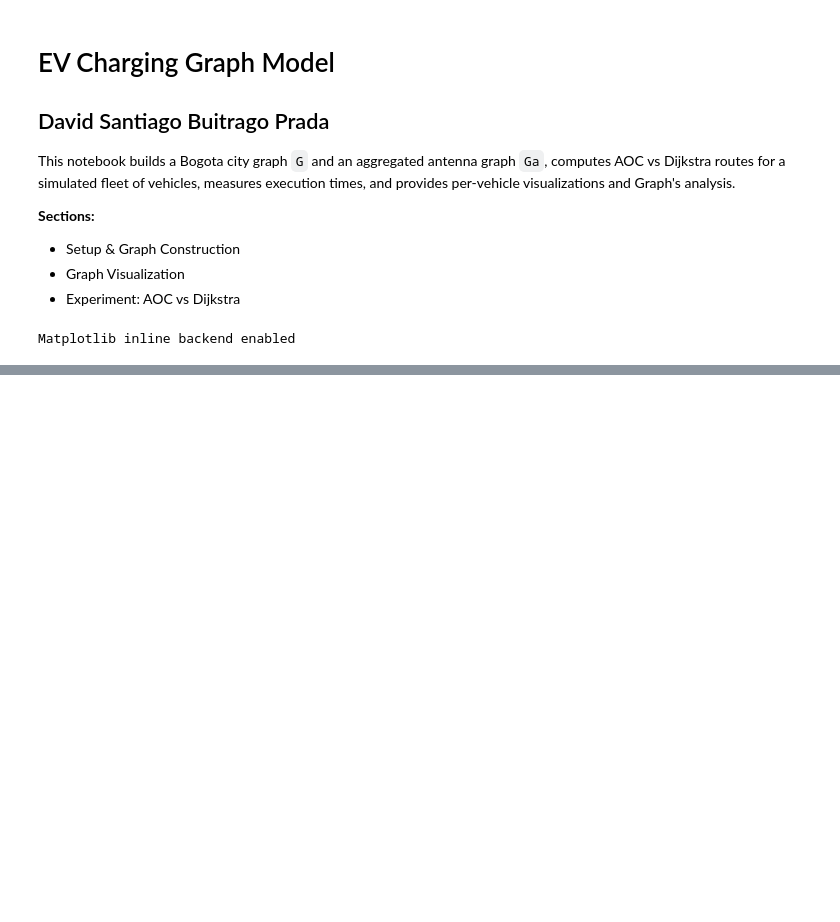
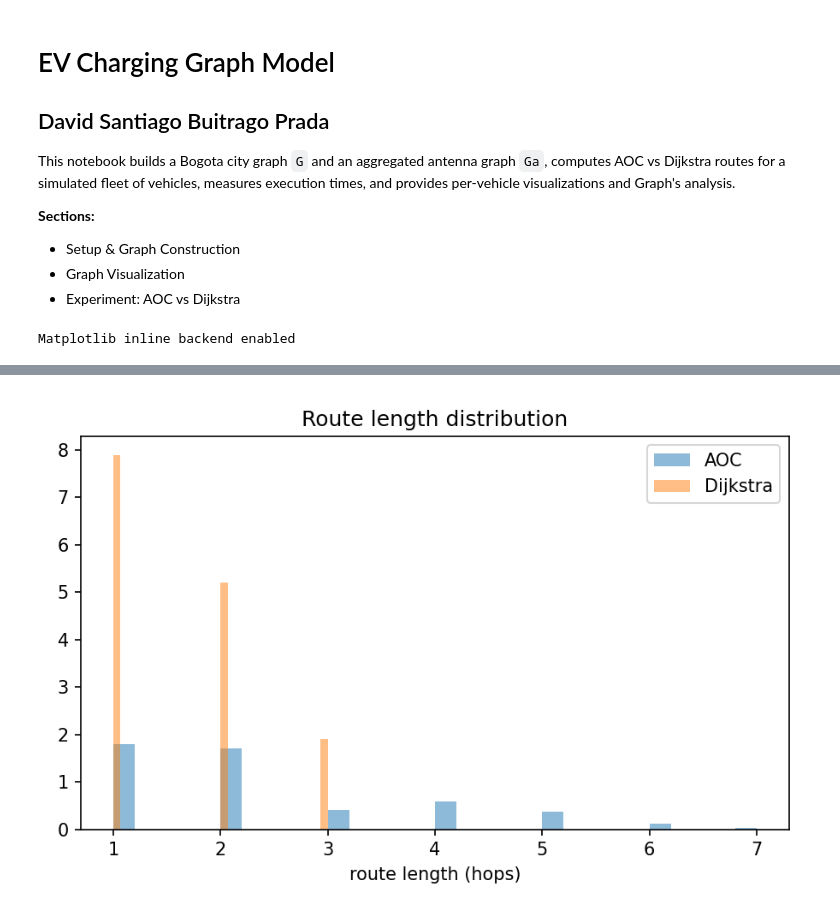
Before and after one commit to SantiagoBP95/Graph-Theory, a Jupyter notebook: Electric Vehicle Charging Network/ev_charging_graph_model.ipynb, the cells around one changed output, grey strips where cells are left out. Drawn from its saved outputs; the diff is of its cells as text; code cells hidden in the pictures; blank space fills up the shorter version.

```diff
--- a/Electric Vehicle Charging Network/ev_charging_graph_model.ipynb
+++ b/Electric Vehicle Charging Network/ev_charging_graph_model.ipynb
@@ -297,0 +413,5 @@ else:
+# %%
+#runtimes_box.png
+display(Image(filename='outputs/analysis/plots/route_length_hist.png'))
+# %% [output]
+[figure, added]
```
Also changed, not shown: parts of 15 cells of this notebook, 11 other files.
